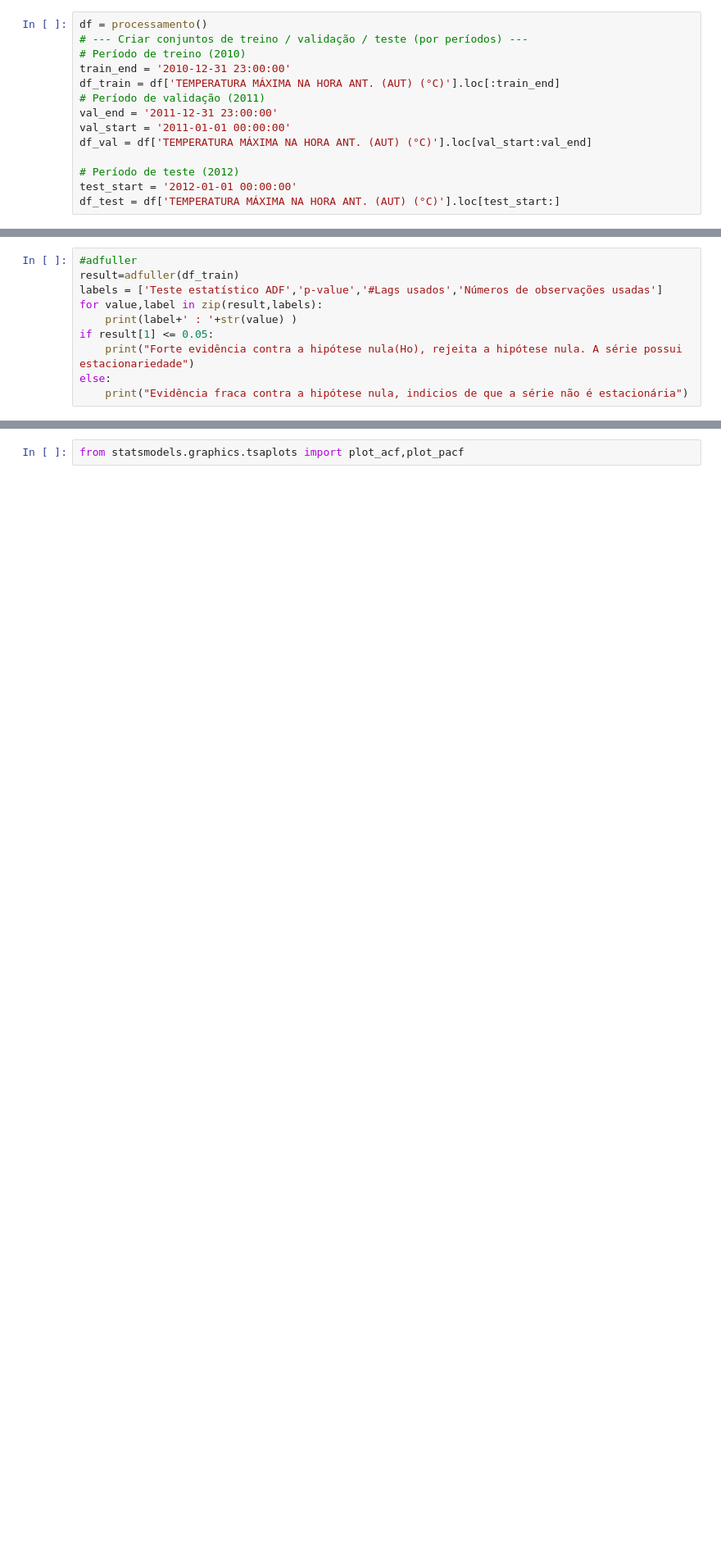
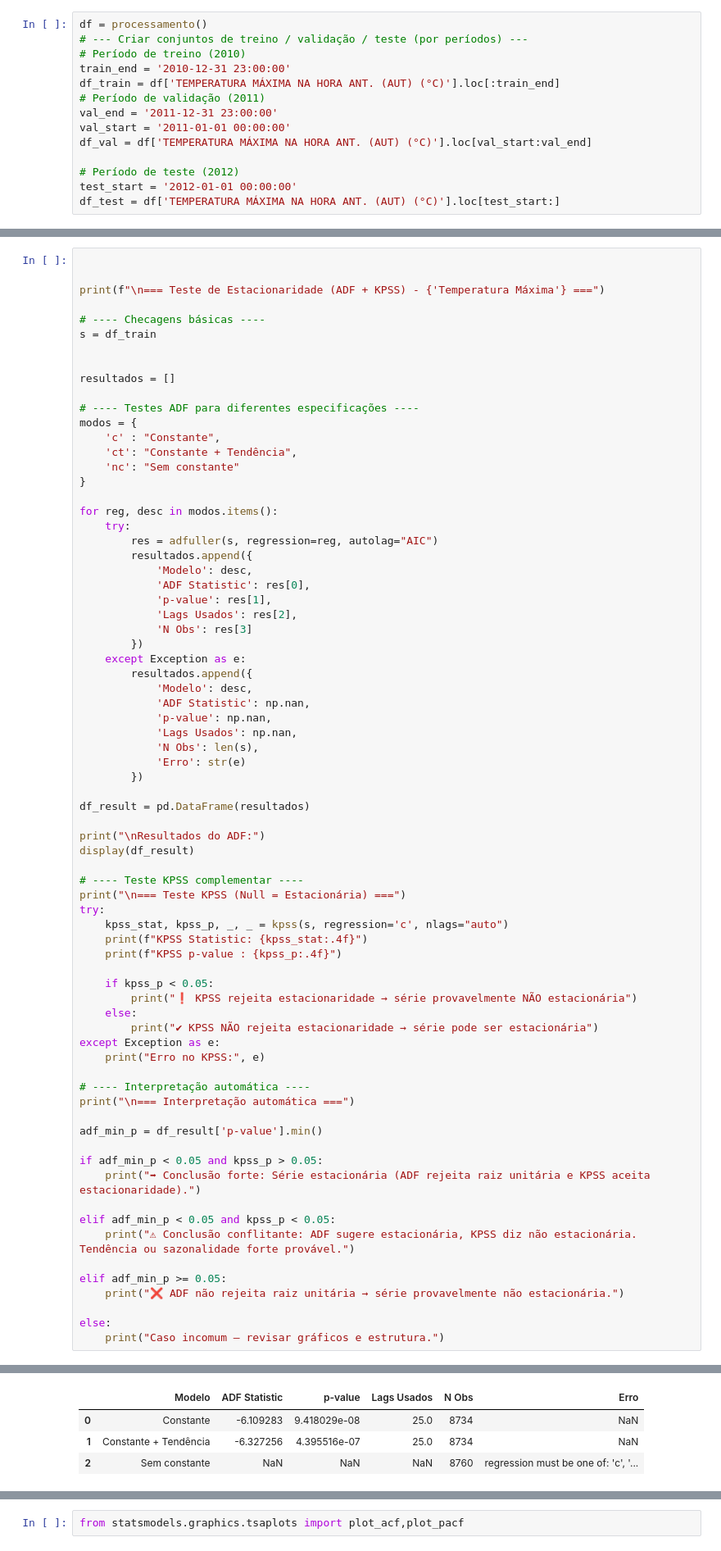
Before and after one commit to luis-erf/Trabalho-de-Aprendizado-de-Maquina-e-Ciencia-de-Dados, a Jupyter notebook: pre_processamento/analise_das_propriedades_da_serie.ipynb, the cells around one changed output, grey strips where cells are left out. Shown at 82% size. Drawn from its saved outputs; the diff is of its cells as text; blank space fills up the shorter version.

Commit message:
Acréscimo do teste kpss na análise das propriedades da série

```diff
--- a/pre_processamento/analise_das_propriedades_da_serie.ipynb
+++ b/pre_processamento/analise_das_propriedades_da_serie.ipynb
@@ -27,11 +35,74 @@ from statsmodels.tsa.stattools import adfuller
 # %%
-#adfuller
-result=adfuller(df_train)
-labels = ['Teste estatístico ADF','p-value','#Lags usados','Números de observações usadas']
-for value,label in zip(result,labels):
-    print(label+' : '+str(value) )
-if result[1] <= 0.05:
-    print("Forte evidência contra a hipótese nula(Ho), rejeita a hipótese nula. A série possui estacionariedade")
+
+
+print(f"\n=== Teste de Estacionaridade (ADF + KPSS) - {'Temperatura Máxima'} ===")
+
+# ---- Checagens básicas ----
+s = df_train
+
+
+resultados = []
+
+# ---- Testes ADF para diferentes especificações ----
+modos = {
+    'c' : "Constante",
+    'ct': "Constante + Tendência",
+    'nc': "Sem constante"
+}
+
+for reg, desc in modos.items():
+    try:
+        res = adfuller(s, regression=reg, autolag="AIC")
+        resultados.append({
+            'Modelo': desc,
+            'ADF Statistic': res[0],
+            'p-value': res[1],
+            'Lags Usados': res[2],
+            'N Obs': res[3]
+        })
+    except Exception as e:
+        resultados.append({
+            'Modelo': desc,
+            'ADF Statistic': np.nan,
+            'p-value': np.nan,
+            'Lags Usados': np.nan,
+            'N Obs': len(s),
+            'Erro': str(e)
+        })
+
+df_result = pd.DataFrame(resultados)
+
+print("\nResultados do ADF:")
+display(df_result)
+
+# ---- Teste KPSS complementar ----
+print("\n=== Teste KPSS (Null = Estacionária) ===")
+try:
+    kpss_stat, kpss_p, _, _ = kpss(s, regression='c', nlags="auto")
+    print(f"KPSS Statistic: {kpss_stat:.4f}")
+    print(f"KPSS p-value : {kpss_p:.4f}")
+
+    if kpss_p < 0.05:
+        print("❗ KPSS rejeita estacionaridade → série provavelmente NÃO estacionária")
+    else:
+        print("✔ KPSS NÃO rejeita estacionaridade → série pode ser estacionária")
+except Exception as e:
+    print("Erro no KPSS:", e)
+
+# ---- Interpretação automática ----
+print("\n=== Interpretação automática ===")
+
+adf_min_p = df_result['p-value'].min()
+
+if adf_min_p < 0.05 and kpss_p > 0.05:
+    print("➡ Conclusão forte: Série estacionária (ADF rejeita raiz unitária e KPSS aceita estacionaridade).")
+
+elif adf_min_p < 0.05 and kpss_p < 0.05:
+    print("⚠ Conclusão conflitante: ADF sugere estacionária, KPSS diz não estacionária. Tendência ou sazonalidade forte provável.")
+
+elif adf_min_p >= 0.05:
+    print("❌ ADF não rejeita raiz unitária → série provavelmente não estacionária.")
+
 else:
-    print("Evidência fraca contra a hipótese nula, indicios de que a série não é estacionária")
+    print("Caso incomum — revisar gráficos e estrutura.")
 # %% [output]
@@ -42,0 +112,4 @@ Forte evidência contra a hipótese nula(Ho), rejeita a hipótese nula. A série
+|  | Modelo | ADF Statistic | p-value | Lags Usados | N Obs | Erro |
+| 0 | Constante | -6.109283 | 9.418029e-08 | 25.0 | 8734 | NaN |
+| 1 | Constante + Tendência | -6.327256 | 4.395516e-07 | 25.0 | 8734 | NaN |
+| 2 | Sem constante | NaN | NaN | NaN | 8760 | regression must be one of: 'c', '... |
```
Also changed, not shown: parts of 5 cells of this notebook.
